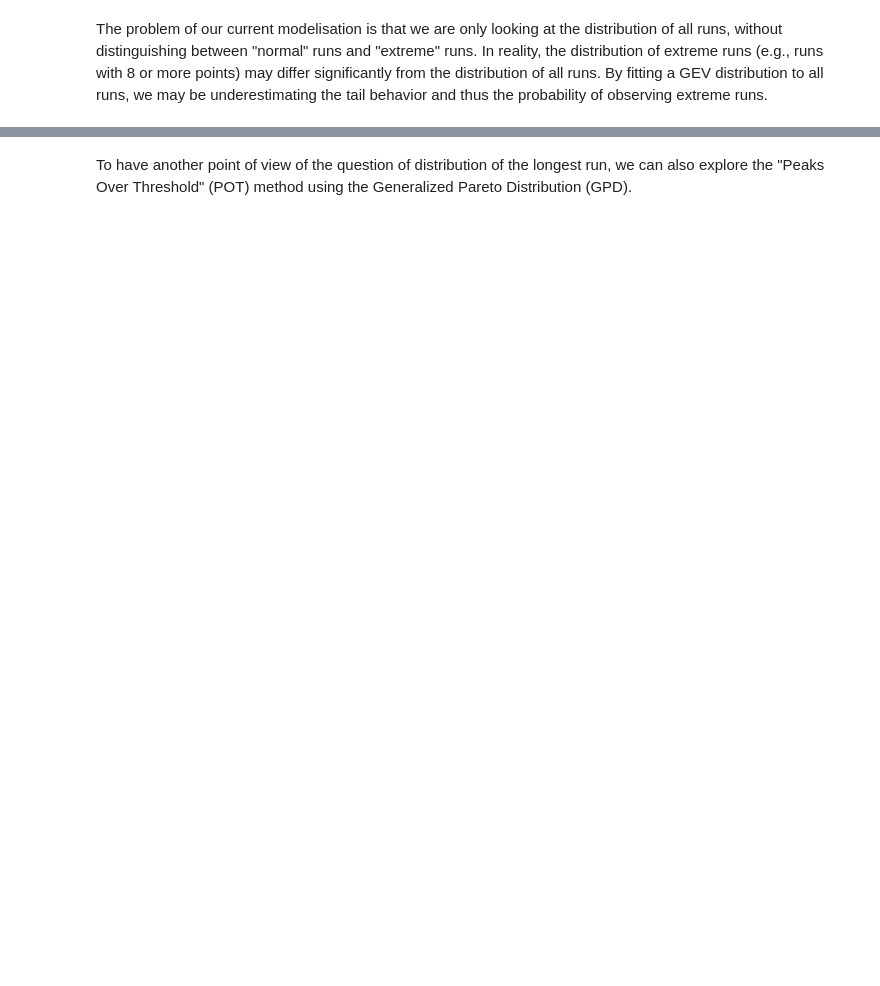
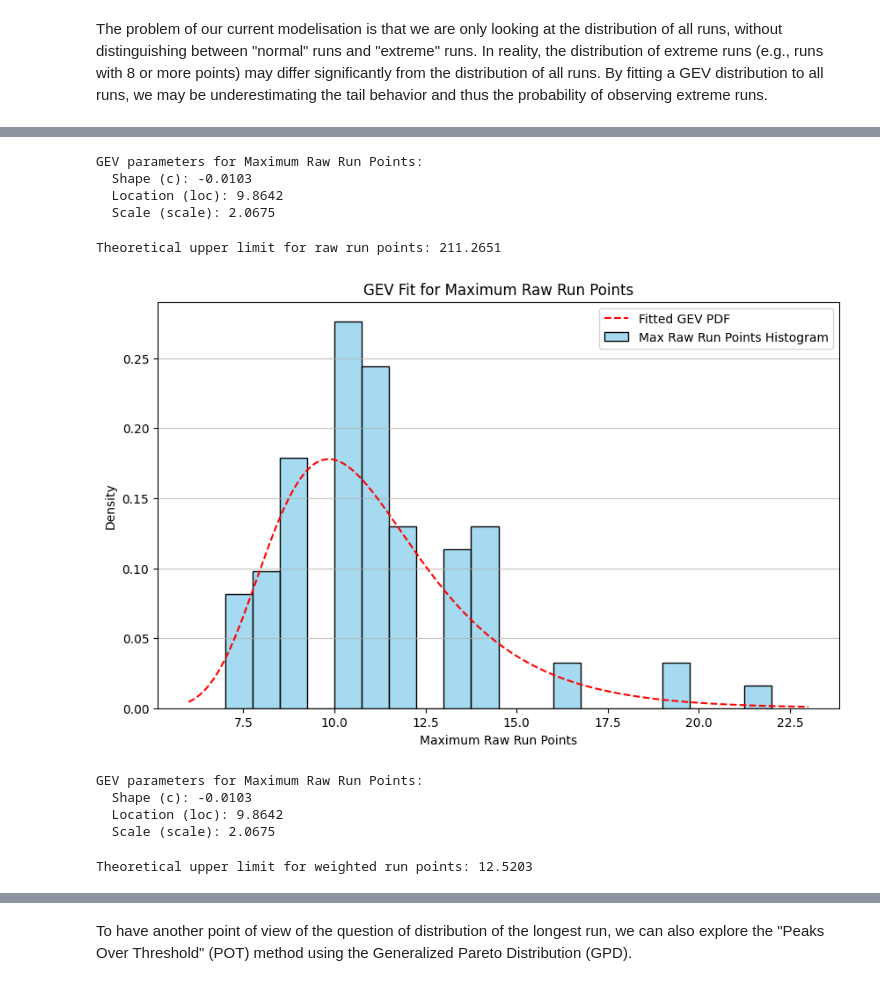
Before and after one commit to Lduvignacq/Analyse-statistique-du-momentum-dans-le-sport---Application-la-NBA, a Jupyter notebook: analyse_EVT.ipynb, the cells around one changed output, grey strips where cells are left out. Drawn from its saved outputs; the diff is of its cells as text; code cells hidden in the pictures; blank space fills up the shorter version.

```diff
--- a/analyse_EVT.ipynb
+++ b/analyse_EVT.ipynb
@@ -384,0 +553,63 @@ else:
+# %%
+max_raw_run_points = [
+    max(runs_list) for runs_list in full_analysis_summary['raw_run_points_distribution']
+    if runs_list and len(runs_list) > 0
+]
+
+# Fit GEV distribution to the maximum raw run points
+c_max_raw, loc_max_raw, scale_max_raw = fit_gev_distribution(max_raw_run_points)
+
+print("\nGEV parameters for Maximum Raw Run Points:")
+print(f"  Shape (c): {c_max_raw:.4f}")
+print(f"  Location (loc): {loc_max_raw:.4f}")
+print(f"  Scale (scale): {scale_max_raw:.4f}")
+# %% [output]
+GEV parameters for Maximum Raw Run Points:
+  Shape (c): -0.0103
+  Location (loc): 9.8642
+  Scale (scale): 2.0675
+# %%
+upper_limit_max_raw = loc_max_raw - scale_max_raw / c_max_raw
+print(f"Theoretical upper limit for raw run points: {upper_limit_max_raw:.4f}")
+# %% [output]
+Theoretical upper limit for raw run points: 211.2651
+# %%
+plt.figure(figsize=(10, 6))
+sns.histplot(max_raw_run_points, bins=20, kde=False, stat='density', color='skyblue', label='Max Raw Run Points Histogram')
+
+x_max_raw = np.linspace(min(max_raw_run_points) - 1, max(max_raw_run_points) + 1, 1000)
+pdf_max_raw = genextreme.pdf(x_max_raw, c_max_raw, loc=loc_max_raw, scale=scale_max_raw)
+
+plt.plot(x_max_raw, pdf_max_raw, color='red', linestyle='--', label='Fitted GEV PDF')
+
+plt.title('GEV Fit for Maximum Raw Run Points')
+plt.xlabel('Maximum Raw Run Points')
+plt.ylabel('Density')
+plt.legend()
+plt.grid(axis='y', alpha=0.75)
+plt.show()
+# %% [output]
+[figure, added]
+# %%
+max_weighted_run_points = [
+    max(runs_list) for runs_list in full_analysis_summary['weighted_run_points_distribution']
+    if runs_list and len(runs_list) > 0
+]
+
+# Fit GEV distribution to the maximum raw run points
+c_max_weighted, loc_max_weighted, scale_max_weighted = fit_gev_distribution(max_raw_run_points)
+
+print("\nGEV parameters for Maximum Raw Run Points:")
+print(f"  Shape (c): {c_max_weighted:.4f}")
+print(f"  Location (loc): {loc_max_weighted:.4f}")
+print(f"  Scale (scale): {scale_max_weighted:.4f}")
+# %% [output]
+GEV parameters for Maximum Raw Run Points:
+  Shape (c): -0.0103
+  Location (loc): 9.8642
+  Scale (scale): 2.0675
+# %%
+upper_limit_max_weighted = loc_max_weighted - scale_max_weighted / c_max_weighted
+print(f"Theoretical upper limit for weighted run points: {upper_limit_weighted:.4f}")
+# %% [output]
+Theoretical upper limit for weighted run points: 12.5203
```
Also changed, not shown: parts of 28 cells of this notebook.
